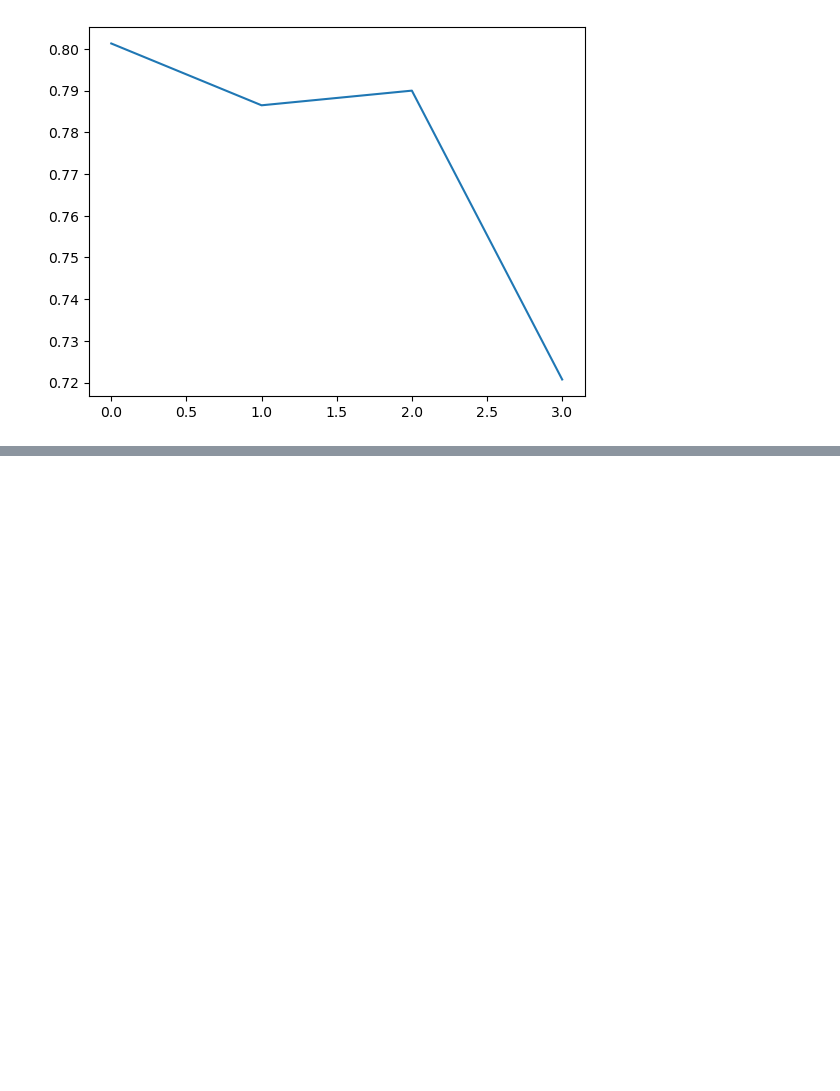
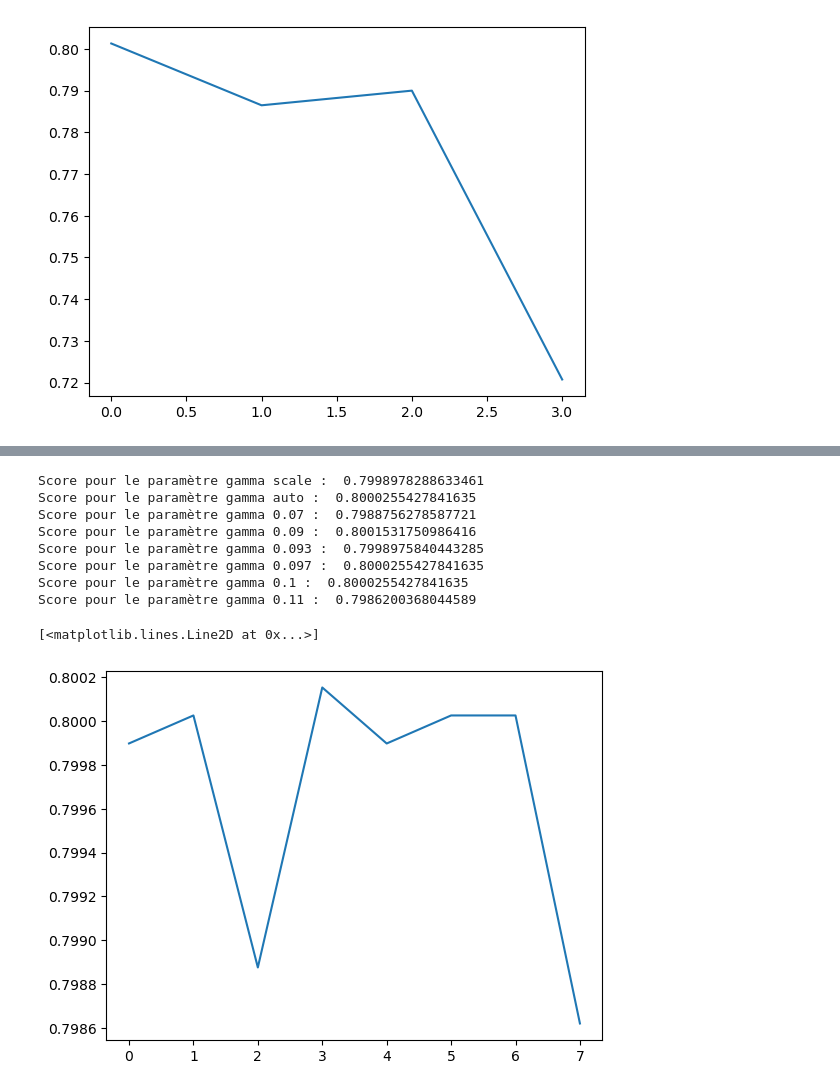
Before and after one commit to thomasclgnt/AS, a Jupyter notebook: SVM.ipynb, the cells around one changed output, grey strips where cells are left out. Drawn from its saved outputs; the diff is of its cells as text; code cells hidden in the pictures; blank space fills up the shorter version.

```diff
--- a/SVM.ipynb
+++ b/SVM.ipynb
@@ -87,0 +137,19 @@ plt.plot(val_score)
+# %%
+val_score = []
+for g in ['scale','auto', 0.07, 0.09, 0.093, 0.097, 0.1, 0.11]:
+    score = cross_val_score(SVC(gamma=g), X_train, Y_train, cv=5).mean()
+    print("Score pour le paramètre gamma", g, ": ",score)
+    val_score.append(score)
+
+plt.plot(val_score)
+# %% [output]
+Score pour le paramètre gamma scale :  0.7998978288633461
+Score pour le paramètre gamma auto :  0.8000255427841635
+Score pour le paramètre gamma 0.07 :  0.7988756278587721
+Score pour le paramètre gamma 0.09 :  0.8001531750986416
+Score pour le paramètre gamma 0.093 :  0.7998975840443285
+Score pour le paramètre gamma 0.097 :  0.8000255427841635
+Score pour le paramètre gamma 0.1 :  0.8000255427841635
+Score pour le paramètre gamma 0.11 :  0.7986200368044589
+[<matplotlib.lines.Line2D at 0x...>]
+[figure, added]
```
Also changed, not shown: parts of 35 cells of this notebook, 1 other file.
